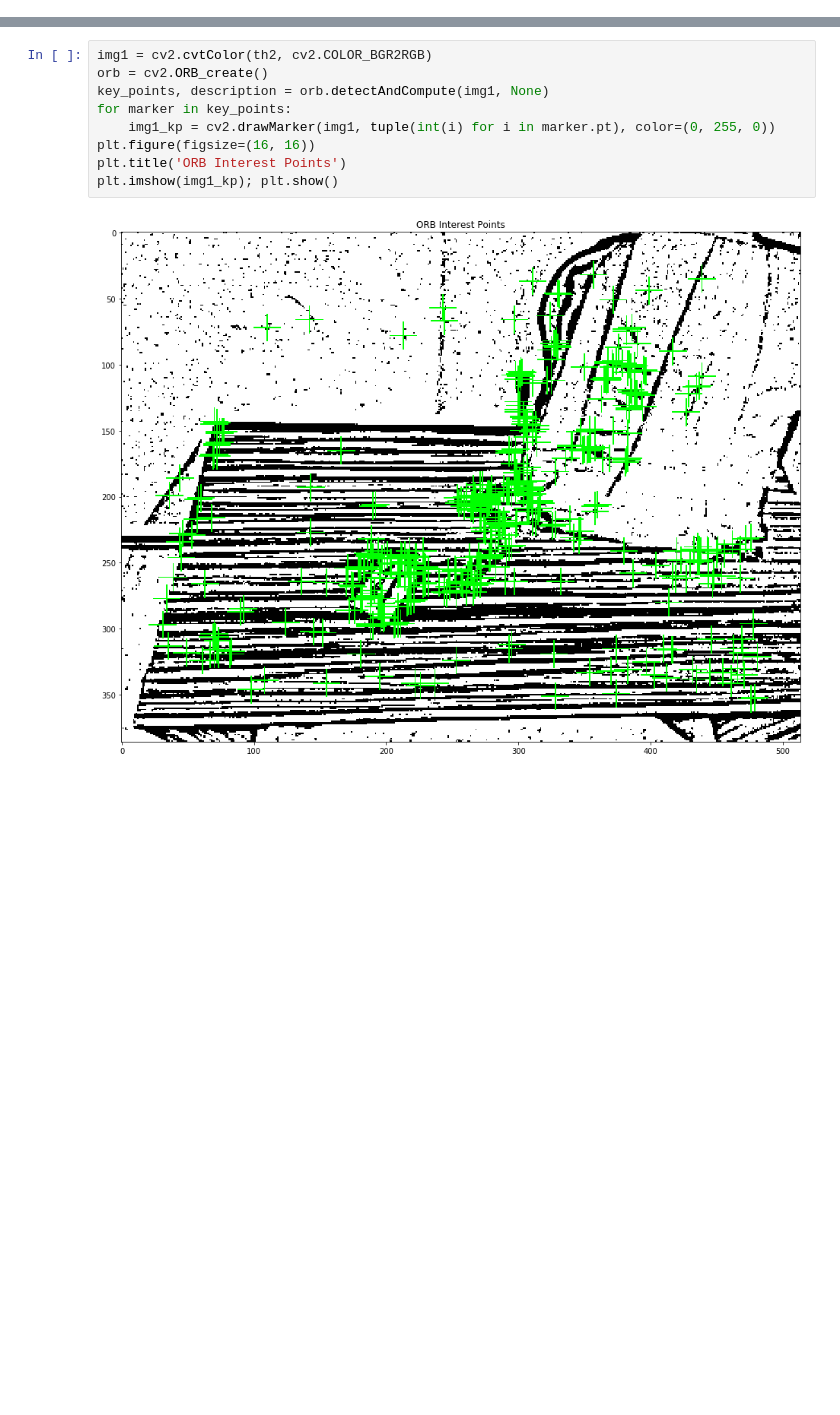
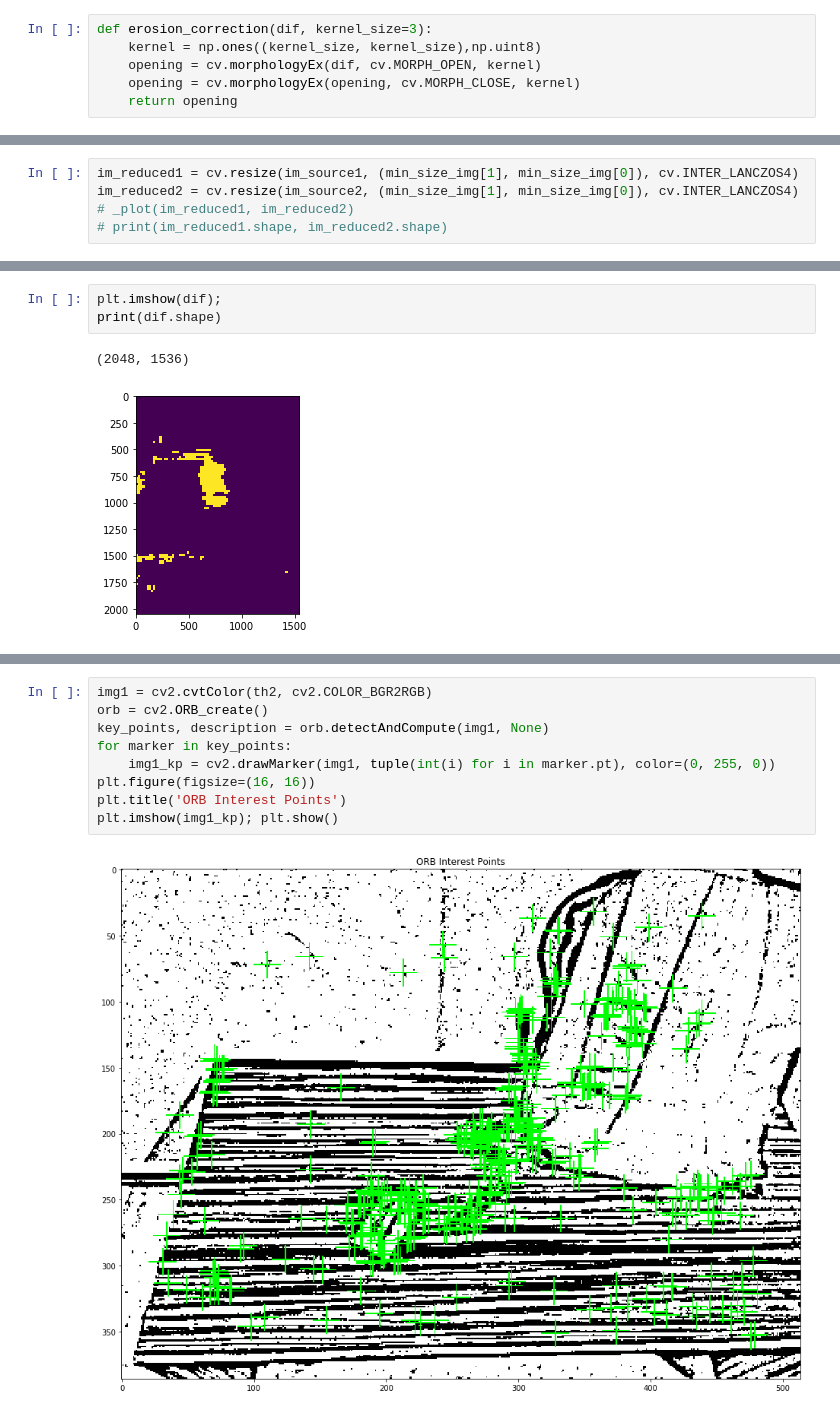
Before and after one commit to Ken-chan/PGH, a Jupyter notebook: Untitled.ipynb, the cells around one changed output, grey strips where cells are left out. Cells and saved outputs as stored; diff of their text form; blank space fills up the shorter version.

```diff
--- a/Untitled.ipynb
+++ b/Untitled.ipynb
@@ -9,0 +85,6 @@ from PIL import Image
+# %%
+def erosion_correction(dif, kernel_size=3):
+    kernel = np.ones((kernel_size, kernel_size),np.uint8)
+    opening = cv.morphologyEx(dif, cv.MORPH_OPEN, kernel)
+    opening = cv.morphologyEx(opening, cv.MORPH_CLOSE, kernel)
+    return opening
@@ -9,0 +116,5 @@ from PIL import Image
+# %%
+im_reduced1 = cv.resize(im_source1, (min_size_img[1], min_size_img[0]), cv.INTER_LANCZOS4)
+im_reduced2 = cv.resize(im_source2, (min_size_img[1], min_size_img[0]), cv.INTER_LANCZOS4)
+# _plot(im_reduced1, im_reduced2)
+# print(im_reduced1.shape, im_reduced2.shape)
@@ -9,0 +129,6 @@ from PIL import Image
+# %%
+plt.imshow(dif);
+print(dif.shape)
+# %% [output]
+(2048, 1536)
+[figure, added]
```
Also changed, not shown: parts of 51 cells of this notebook, 41 other files.
